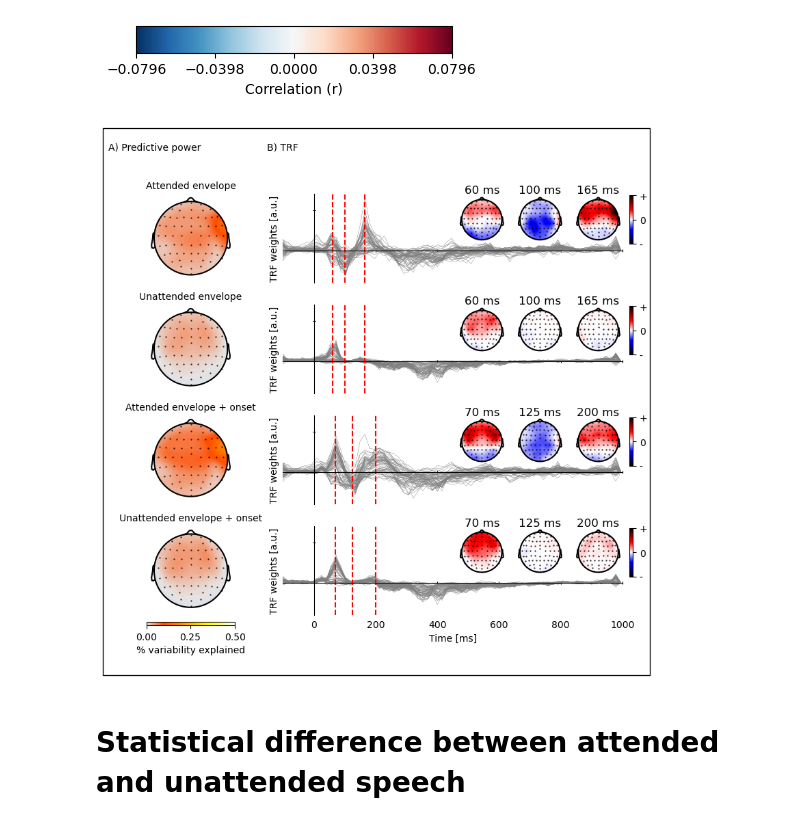
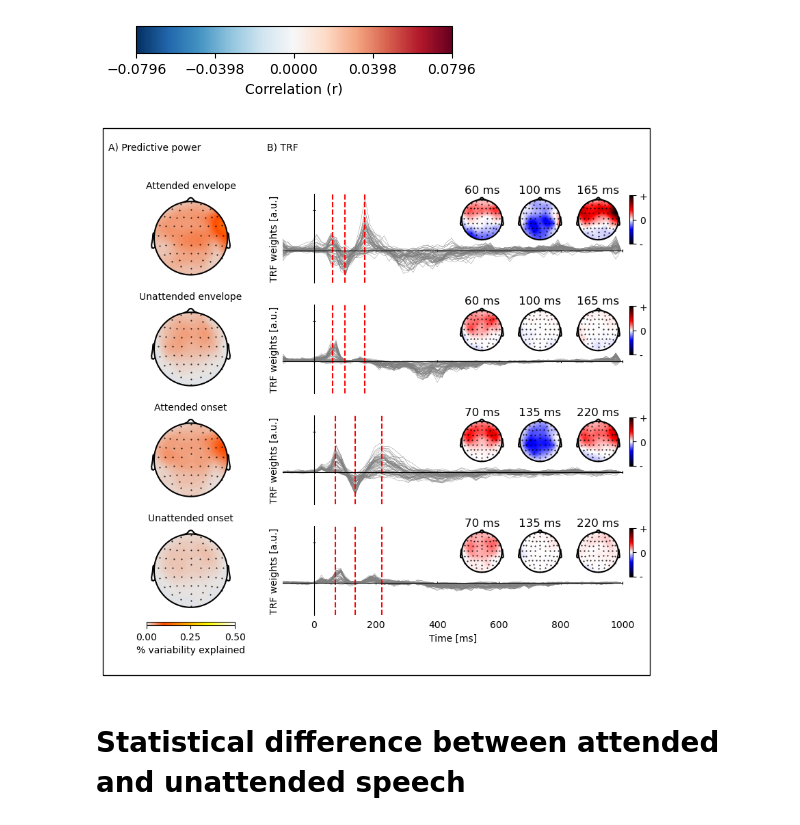
Before and after one commit to sylmester/fuglsang, a Jupyter notebook: figures/aad_topo_maps.ipynb, the cells around one changed output. Drawn from its saved outputs; the diff is of its cells as text; code cells hidden in the pictures.

Commit message:
Fix mTRF error in aad topo plot and init TRF function.

```diff
--- a/figures/aad_topo_maps.ipynb
+++ b/figures/aad_topo_maps.ipynb
@@ -112,14 +112,12 @@ fig.savefig(file_paths.FIGURES_DIR / 'topomaps.pdf', dpi=300)
 # %%
 cases = []
 for subject in SUBJECTS:
-    for attention, name in zip(['attended', 'unattended', 'attended_envelope_onset', 'unattended_envelope_onset'], ['attended', 'unattended', 'attended_envelope_onset', 'unattended_envelope_onset']):
-        trf = eelbrain.load.unpickle(file_paths.TRF_DIR / subject / f"{subject}_{name}_trf.pickle")
+    for attention, name in zip(['attended', 'unattended', 'attended_onset', 'unattended_onset'], ['attended_trf', 'unattended_trf', 'attended_onset', 'unattended_onset']):
+        trf = eelbrain.load.unpickle(file_paths.TRF_DIR / subject / f"{subject}_{name}.pickle")
         prediction_accuracy = trf.proportion_explained * 100  # to %
-
+        h = trf.h
         if isinstance(trf.h, tuple):
-            h = eelbrain.combine(trf.h, name=name).sum('case')
-        else:
-            h = trf.h
+            h = trf.h[1]
         cases.append([subject, h, prediction_accuracy, attention])
 
 column_names = ['subject', 'trf', 'prediction_accuracy','attention']
@@ -134,8 +132,8 @@ trf_vmax = 0.007
 labels = {
     'attended': 'attended envelope',
     'unattended': 'unattended envelope',
-    'attended_envelope_onset': 'Attended envelope + onset',
-    'unattended_envelope_onset': 'Unattended envelope + onset'
+    'attended_onset': 'Attended onset',
+    'unattended_onset': 'Unattended onset'
 }
 
 # A) Prediction accuracies
@@ -153,37 +151,37 @@ for attention_idx, attention in enumerate(labels):
         times = [0.06, 0.100, 0.165]
         time_labels = ['%d ms' % (time*1000) for time in times]
     else:
-        times = [0.07, 0.125, 0.200]
+        times = [0.07, 0.135, 0.220]
         time_labels = ['%d ms' % (time*1000) for time in times]
 
     axes = figure.add_subplot(gridspec[attention_idx*3: attention_idx*3+3, 3:9])
     reference_index = data_trfs['attention'] == attention
     trf = data_trfs[reference_index, 'trf']
 
     # Plot butterfly TRF
     kwargs = dict(vmin=-0.004, vmax=0.007, linewidth=0.3, color='#808080', ylabel='TRF weights [a.u.]', frame='t', yticklabels='none', xlim=(-0.100, 1.000), clip=True)
     if attention_idx != 3:
         kwargs.update(dict(xticklabels='none', xlabel=''))
     plot = eelbrain.plot.Butterfly(trf, axes=axes, **kwargs)
     for time in times:
         plot.add_vline(time, color='r', linestyle='--')
 
     # Plot topomaps
     axes = [
         figure.add_subplot(gridspec[attention_idx*3: attention_idx*3+2, 6]),
         figure.add_subplot(gridspec[attention_idx*3: attention_idx*3+2, 7]),
         figure.add_subplot(gridspec[attention_idx*3: attention_idx*3+2, 8]),
     ]
     plot_topo = eelbrain.plot.Topomap([trf.sub(time=time) for time in times], axes=axes, axtitle=time_labels, columns=len(times), vmax=trf_vmax, **topo_args)
     plot_topo.plot_colorbar(right_of=axes[-1], label='', label_rotation=90, ticks={trf_vmax:'+', -trf_vmax:'-', 0:'0'})
 
 figure.text(0.01, 0.96, 'A) Predictive power', size=10)
 figure.text(0.30, 0.96, 'B) TRF', size=10)
 
 figure.savefig(file_paths.FIGURES_DIR / 'topo-butterflies.pdf')
 eelbrain.plot.figure_outline()
 # %% [output]
-[figure, old version]
+[figure, new version]
 # %% [markdown]
 # Statistical difference between attended and unattended speech
 # %%
```
Also changed, not shown: 2 other files.
